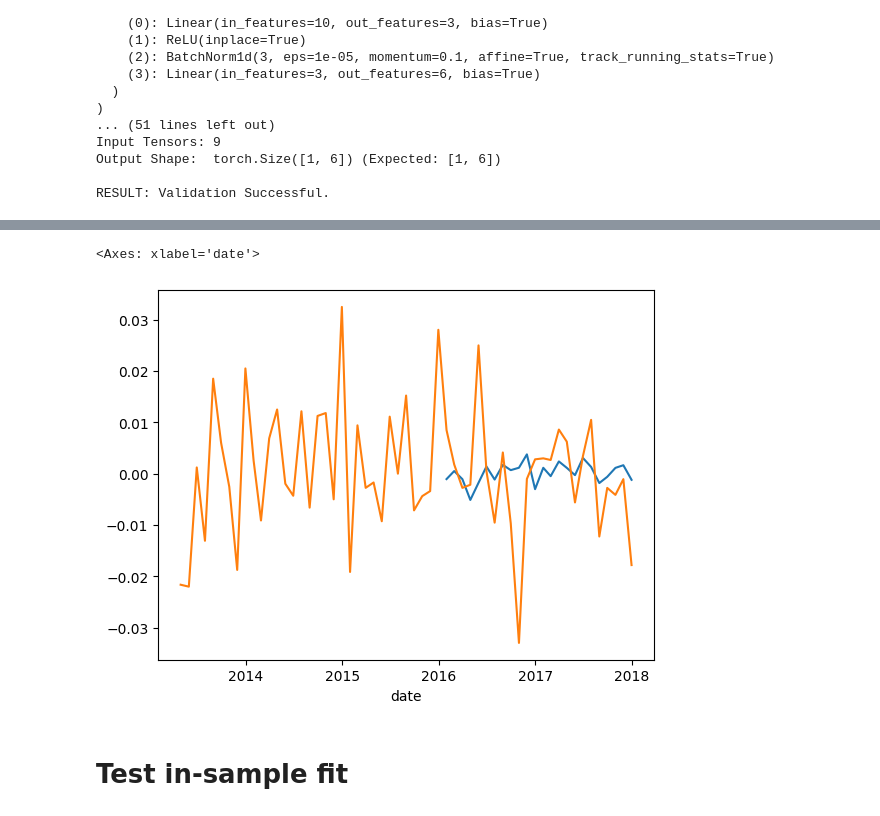
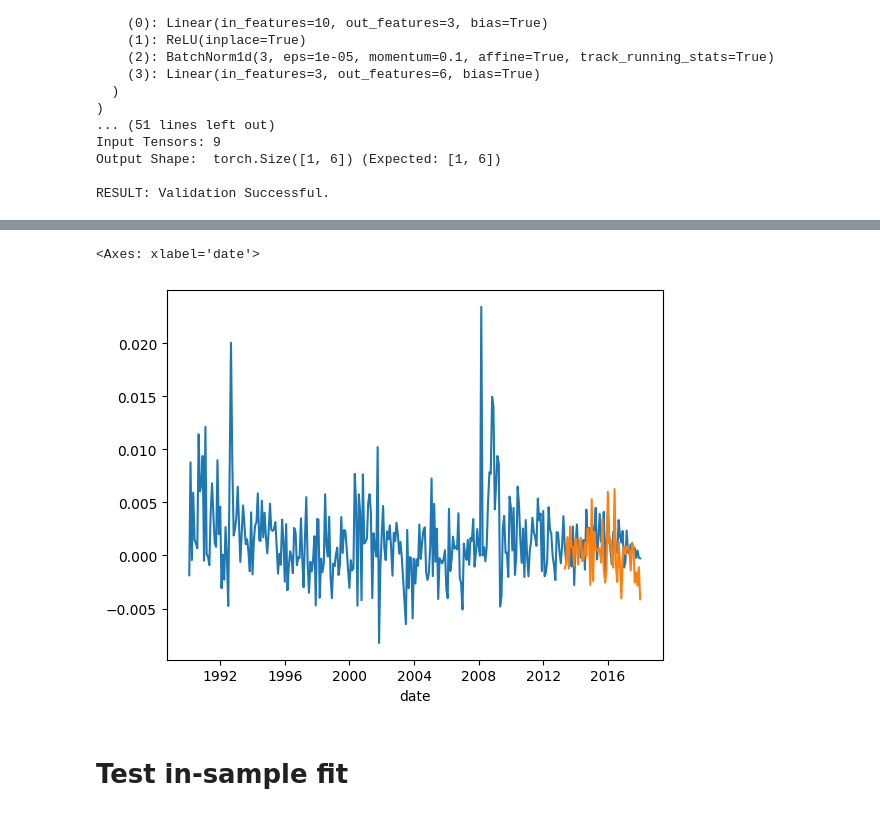
Before and after one commit to myliusen/TIO4900-Replication, a Jupyter notebook: notebooks/init.ipynb, the cells around one changed output, grey strips where cells are left out. Saved outputs shown, nothing was run; the diff lists cells and outputs as text; code cells hidden in the pictures.

```diff
--- a/notebooks/init.ipynb
+++ b/notebooks/init.ipynb
@@ -268,35 +316,36 @@ Output Shape:  torch.Size([1, 6]) (Expected: [1, 6])
 
 RESULT: Validation Successful.
 # %%
-from models.ann import ForwardRateANN, HybridANN, GroupEnsembleANN
+from models.ann import ForwardRateANN, HybridANN, GroupEnsembleANN, WeightedGroupEnsembleANN
 
 OOS_start = pd.Timestamp('1990-01-31')
 # OOS_start = pd.Timestamp('2016-01-31')
 
 # y = xr['120'].values # 10-year excess returns
-y_all = xr[['24','36','48','60','72','84','96','108','120']].values
+# y_all = xr[['24','36','48','60','72','84','96','108','120']].values
 
 # y = monthly_xr['120'].values # 1-month excess returns for robustness
-# y_all = monthly_xr[['24','36','48','60','72','84','96','108','120']].values
+y_all = monthly_xr[['24','36','48','60','72','84','96','108','120']].values
 
 dates = monthly_xr.index
 
 models = {
     # Forward rates only (simple)
-    # 'FwdANN_1_3': ForwardRateANN(archi=(8, 4), series='forward',
+    # 'FwdANN_1_3': ForwardRateANN(archi=(3,), series='forward',
     #                           do_grid_search=True, tune_every=60, seed=42,
-    #                           param_grid = {'Dropout': [0.0, 0.1], 'l1l2': [1e-4]},
     #                           epochs=100, patience=10),
 
     # 'HybridANN': HybridANN(archi_macro=(32, 16, 8), archi_fwd=(3,),
-    #                        param_grid = {'Dropout': [0.0, 0.1], 'l1l2': [1e-4]},
     #                        do_grid_search=True, tune_every=60,
     #                        epochs=100, patience=10, seed=42),
 
-    'GroupEnsembleANN': GroupEnsembleANN(archi_group=(1,), archi_fwd=(3,),
-                        param_grid = {'Dropout': [0.1, 0.3, 0.5], 'l1l2': [1e-4]},
+    # 'GroupEnsembleANN': GroupEnsembleANN(archi_group=(1,), archi_fwd=(3,),
+    #                     do_grid_search=True, tune_every=60,
+    #                     epochs=100, patience=10, seed=42),
+
+    'WGNN': WeightedGroupEnsembleANN(archi_group=(1,), archi_fwd=(3,),
                         do_grid_search=True, tune_every=60,
-                        epochs=100, patience=10, seed=42),
+                        epochs=100, patience=10, seed=42)
 }
 
 # All use the same API:
@@ -321,9 +400,9 @@ Grid search triggered for GroupEnsembleANN...
 # %%
-sns.lineplot(y=y_forecast[:, 4], x=yields.index)
-sns.lineplot(y=y_all[:, 4][500:], x=yields[500:].index)
+sns.lineplot(y=y_forecast[:, 0], x=yields.index)
+sns.lineplot(y=y_all[:, 0][500:], x=yields[500:].index)
 # %% [output]
 <Axes: xlabel='date'>
-[figure, old version]
+[figure, new version]
 # %% [markdown]
 # Test in-sample fit
 # %%
```
Also changed, not shown: parts of 9 cells of this notebook, 10 other files.
